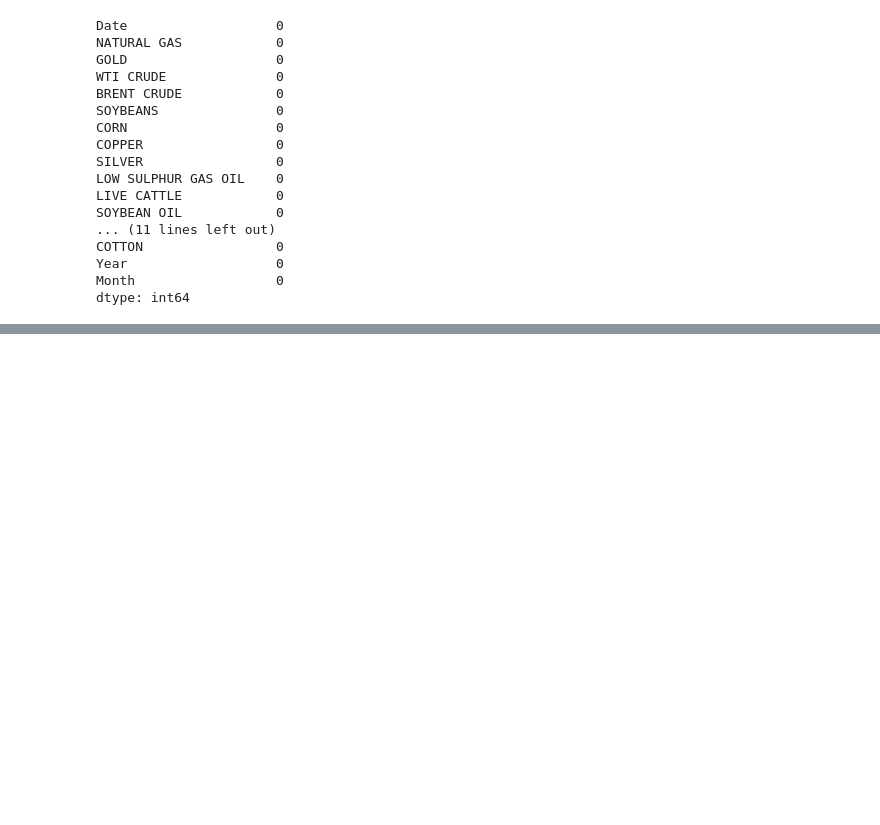
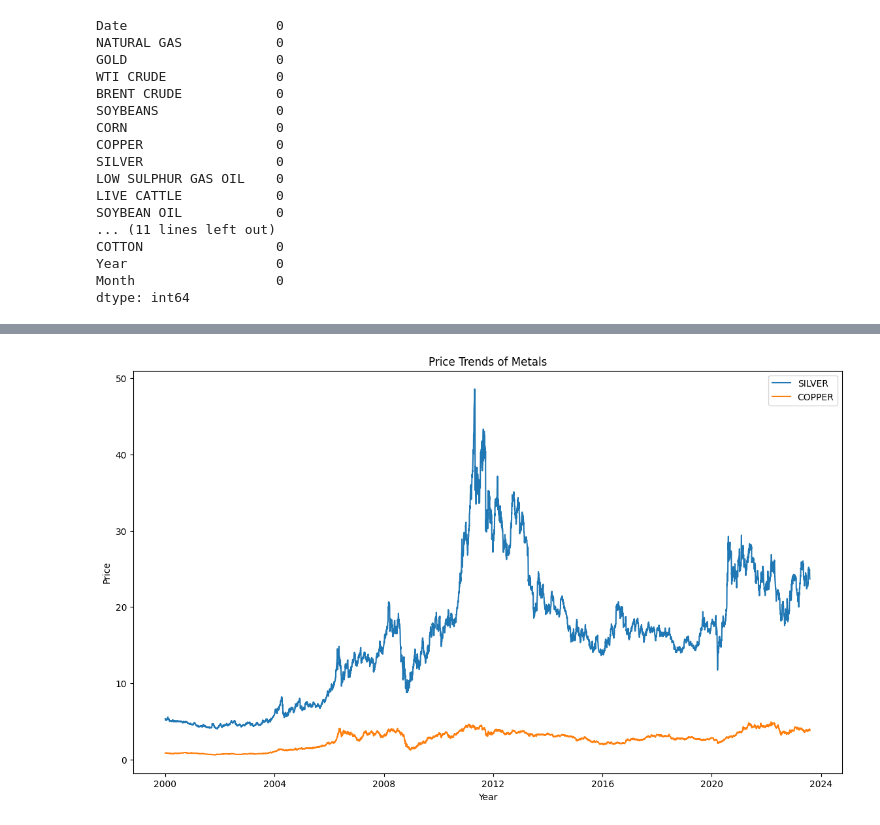
Before and after one commit to KG1234567/EDA_Practice, a Jupyter notebook: EDA/EDA-2.ipynb, the cells around one changed output, grey strips where cells are left out. Drawn from its saved outputs; the diff is of its cells as text; code cells hidden in the pictures; blank space fills up the shorter version.

```diff
--- a/EDA/EDA-2.ipynb
+++ b/EDA/EDA-2.ipynb
@@ -141,0 +164,12 @@ dtype: int64
+# %%
+metals = ["SILVER", "COPPER"]
+plt.figure(figsize=(14, 8))
+for col in metals:
+    plt.plot(df_clean['Date'], df_clean[col], label=col)
+plt.title("Price Trends of Metals")
+plt.xlabel("Year")
+plt.ylabel("Price")
+plt.legend()
+plt.show()
+# %% [output]
+[figure, added]
```
Also changed, not shown: parts of 3 cells of this notebook.
